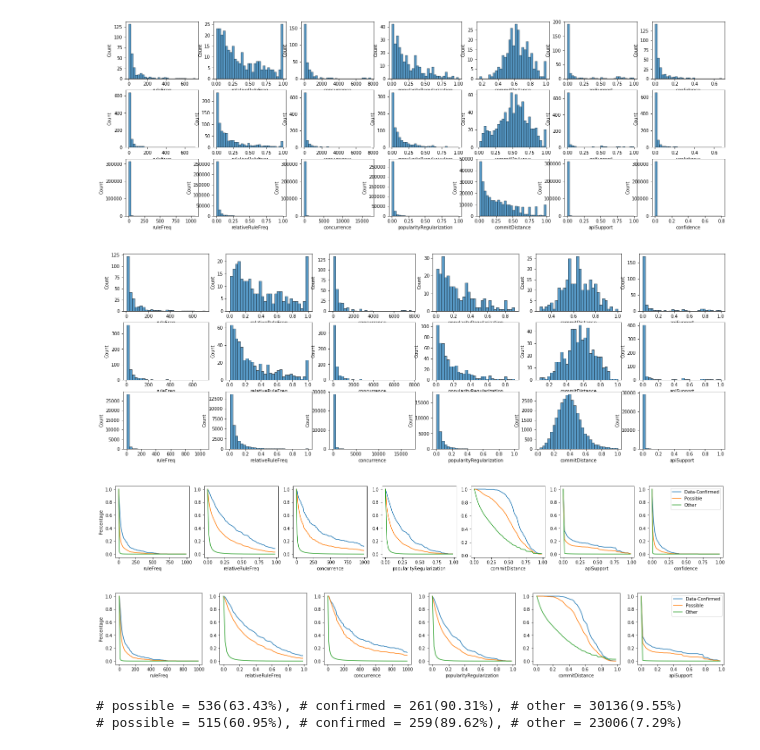
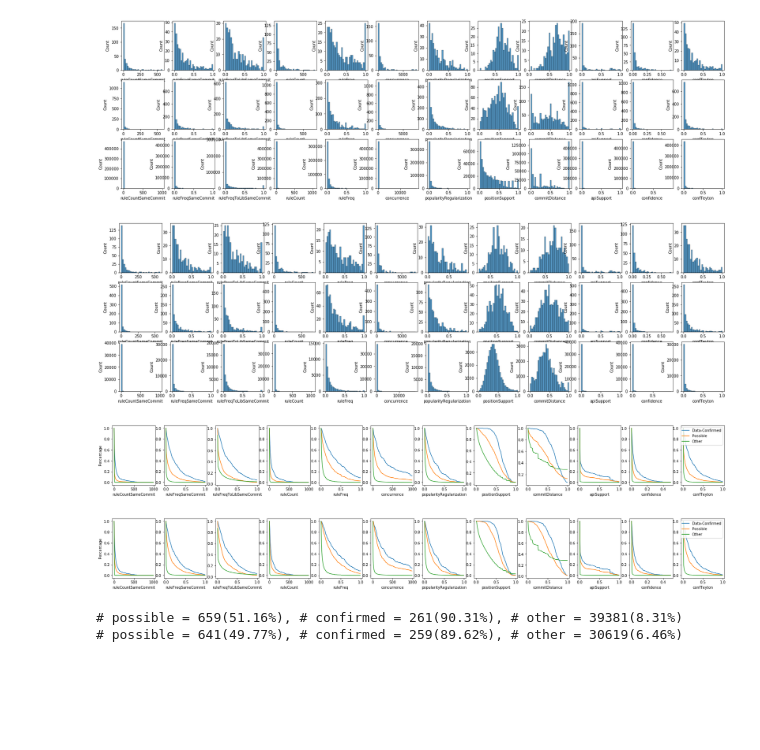
Before and after one commit to hehao98/MigrationHelper, a Jupyter notebook: evaluation/rq2_metrics.ipynb, the cells around one changed output. Cells and saved outputs as stored; diff of their text form; code cells hidden in the pictures; blank space fills up the shorter version.

```diff
--- a/evaluation/rq2_metrics.ipynb
+++ b/evaluation/rq2_metrics.ipynb
@@ -5,6 +5,12 @@ import matplotlib.pyplot as plt
 import seaborn as sns
 # %%
 rules = pd.read_csv("test-recommend-output-wocDepSeq-all.csv")
+to_lib2max_freq = {to_lib: max(row["ruleFreqSameCommit"]) for to_lib, row in rules.groupby(by="toGroupArtifact")}
+rules["ruleFreqToLibSameCommit"] = rules["ruleFreqSameCommit"] / rules["toGroupArtifact"].apply(lambda x: to_lib2max_freq[x])
+rules["confTeyton"] = np.minimum(rules["ruleFreqSameCommit"], rules["ruleFreqToLibSameCommit"]).fillna(0)
+to_lib2max_freq = {to_lib: max(row["ruleFreq"]) for to_lib, row in rules.groupby(by="toGroupArtifact")}
+rules["ruleFreqToLib"] = rules["ruleFreq"] / rules["toGroupArtifact"].apply(lambda x: to_lib2max_freq[x])
+
 ground_truth = pd.read_csv("possible-ground-truth-2014.csv")
 confirmed_rule_set = set(zip(
     ground_truth[ground_truth["dataConfirmed"]]["fromGroupArtifact"],
@@ -16,10 +22,10 @@ possible_rule_set = set(zip(
 ))
 rules["isPossible"] = [x in possible_rule_set for x in zip(rules["fromGroupArtifact"], rules["toGroupArtifact"])]
 rules["isConfirmed"] = [x in confirmed_rule_set for x in zip(rules["fromGroupArtifact"], rules["toGroupArtifact"])]
-rules["popularityRegularization"] = rules["relativeRuleFreq"] * rules["concurrenceAdjustment"] ** 0.25
-rules["confidence"] = (rules["relativeRuleFreq"] * (rules["concurrenceAdjustment"] ** 0.25)
+rules["popularityRegularization"] = rules["ruleFreq"] * rules["concurrenceAdjustment"] ** 0.25
+rules["confidence"] = (rules["ruleFreq"] * (rules["concurrenceAdjustment"] ** 0.25)
                            * rules["apiSupport"].apply(lambda x: max(0.1, x)) ** 0.5
-                           * rules["commitDistance"] ** 2)
+                           * rules["positionSupport"] ** 2)
 possible_rules = rules[rules["isPossible"]]
 confirmed_rules = rules[rules["isConfirmed"]]
 other_rules = rules[~rules["isConfirmed"] & ~rules["isPossible"]]
@@ -46,17 +52,19 @@ rules
 # %%
 data = [rules[rules["isConfirmed"]], rules[rules["isPossible"]], rules[(~rules["isPossible"]) & (~rules["isConfirmed"])]]
 axis = [
-    "ruleFreq", "relativeRuleFreq", "concurrence", "popularityRegularization", "commitDistance", "apiSupport", "confidence"
+    "ruleCountSameCommit", "ruleFreqSameCommit", "ruleFreqToLibSameCommit",
+    "ruleCount", "ruleFreq", "concurrence", "popularityRegularization",
+    "positionSupport", "commitDistance", "apiSupport", "confidence", "confTeyton"
 ]
-fig, axes = plt.subplots(3, len(axis), figsize=(24, 8))
+fig, axes = plt.subplots(3, len(axis), figsize=(28, 8))
 for i in range(0, 3):
     for j in range(0, len(axis)):
         sns.histplot(data=data[i], x=axis[j], ax=axes[i][j], bins=30)
 fig.show()
 # %% [output]
-[figure, old version]
+[figure, new version]
 # %%
-filtered_rules = rules[(rules["ruleFreq"] >= 5) & (rules["concurrence"] >= 10)]
+filtered_rules = rules[(rules["ruleCount"] >= 5) & (rules["concurrence"] >= 10)]
 filtered_possible_rules = filtered_rules[filtered_rules["isPossible"]]
 filtered_confirmed_rules = filtered_rules[filtered_rules["isConfirmed"]]
 data = [
@@ -64,16 +72,13 @@ data = [
     filtered_rules[filtered_rules["isPossible"]],
     filtered_rules[(~filtered_rules["isPossible"]) & (~filtered_rules["isConfirmed"])]
 ]
-axis = [
-    "ruleFreq", "relativeRuleFreq", "concurrence", "popularityRegularization", "commitDistance", "apiSupport"
-]
-fig, axes = plt.subplots(3, len(axis), figsize=(24, 8))
+fig, axes = plt.subplots(3, len(axis), figsize=(28, 8))
 for i in range(0, 3):
     for j in range(0, len(axis)):
         sns.histplot(data=data[i], x=axis[j], ax=axes[i][j], bins=30)
 fig.show()
 # %% [output]
-[figure, old version]
+[figure, new version]
 # %%
 def get_dist(rules, possible_rules, confirmed_rules, metric, min_val, max_val, interval):
     possible_vals = []
@@ -85,15 +90,20 @@ def get_dist(rules, possible_rules, confirmed_rules, metric, min_val, max_val, i
         other_vals.append(len(other_rules[other_rules[metric] >= i]) / len(other_rules))
     return possible_vals, confirmed_vals, other_vals
 params = [
-    ("ruleFreq", 0, 1000, 10),
-    ("relativeRuleFreq", 0, 1, 0.02),
+    ("ruleCountSameCommit", 0, 1000, 10),
+    ("ruleFreqSameCommit", 0, 1, 0.01),
+    ("ruleFreqToLibSameCommit", 0, 1, 0.01),
+    ("ruleCount", 0, 1000, 10),
+    ("ruleFreq", 0, 1, 0.01),
     ("concurrence", 0, 1000, 10),
-    ("popularityRegularization", 0, 1, 0.02),
-    ("commitDistance", 0, 1, 0.02),
-    ("apiSupport", 0, 1, 0.02),
-    ("confidence", 0, 1, 0.01)
+    ("popularityRegularization", 0, 1, 0.01),
+    ("positionSupport", 0, 1, 0.01),
+    ("commitDistance", 0, 1, 0.01),
+    ("apiSupport", 0, 1, 0.01),
+    ("confidence", 0, 0.5, 0.005),
+    ("confTeyton", 0, 1, 0.01)
 ]
-fig, axes = plt.subplots(1, len(params), figsize=(25, 3))
+fig, axes = plt.subplots(1, len(params), figsize=(30, 3))
 for i, param in enumerate(params):
     possible, confirmed, other = get_dist(rules, possible_rules, confirmed_rules, *param)
     x = list(np.arange(param[1], param[2], param[3]))
@@ -107,9 +117,9 @@ for i, param in enumerate(params):
         axes[i].legend()
 fig.show()
 # %% [output]
-[figure, old version]
+[figure, new version]
 # %%
-fig, axes = plt.subplots(1, len(params), figsize=(25, 3))
+fig, axes = plt.subplots(1, len(params), figsize=(30, 3))
 for i, param in enumerate(params):
     possible, confirmed, other = get_dist(filtered_rules, filtered_possible_rules, filtered_confirmed_rules, *param)
     x = list(np.arange(param[1], param[2], param[3]))
@@ -123,7 +133,7 @@ for i, param in enumerate(params):
         axes[i].legend()
 fig.show()
 # %% [output]
-[figure, old version]
+[figure, new version]
 # %%
 def show_dist2(filter_func):
     print("# possible = {}({:.2%}), # confirmed = {}({:.2%}), # other = {}({:.2%})".format(
@@ -134,11 +144,11 @@ def show_dist2(filter_func):
             len(filter_func(other_rules)),
             len(filter_func(other_rules)) / len(other_rules),
     ))
-show_dist2(lambda rules: rules[(rules["ruleFreq"] >= 5) & (rules["concurrence"] >= 10)])
-show_dist2(lambda rules: rules[(rules["ruleFreq"] >= 2) & (rules["concurrence"] >= 15) & (rules["commitDistance"] >= 0.4)])
+show_dist2(lambda rules: rules[(rules["ruleCount"] >= 5) & (rules["concurrence"] >= 10)])
+show_dist2(lambda rules: rules[(rules["ruleCount"] >= 2) & (rules["concurrence"] >= 15) & (rules["positionSupport"] >= 0.4)])
 # %% [output]
-# possible = 536(63.43%), # confirmed = 261(90.31%), # other = 30136(9.55%)
-# possible = 515(60.95%), # confirmed = 259(89.62%), # other = 23006(7.29%)
+# possible = 659(51.16%), # confirmed = 261(90.31%), # other = 39381(8.31%)
+# possible = 641(49.77%), # confirmed = 259(89.62%), # other = 30619(6.46%)
 # %%
 def show_dist(metric, min_val, max_val, interval):
     possible_rules = rules[rules["isPossible"]]
```
Also changed, not shown: parts of 3 cells of this notebook, 2 other files.
